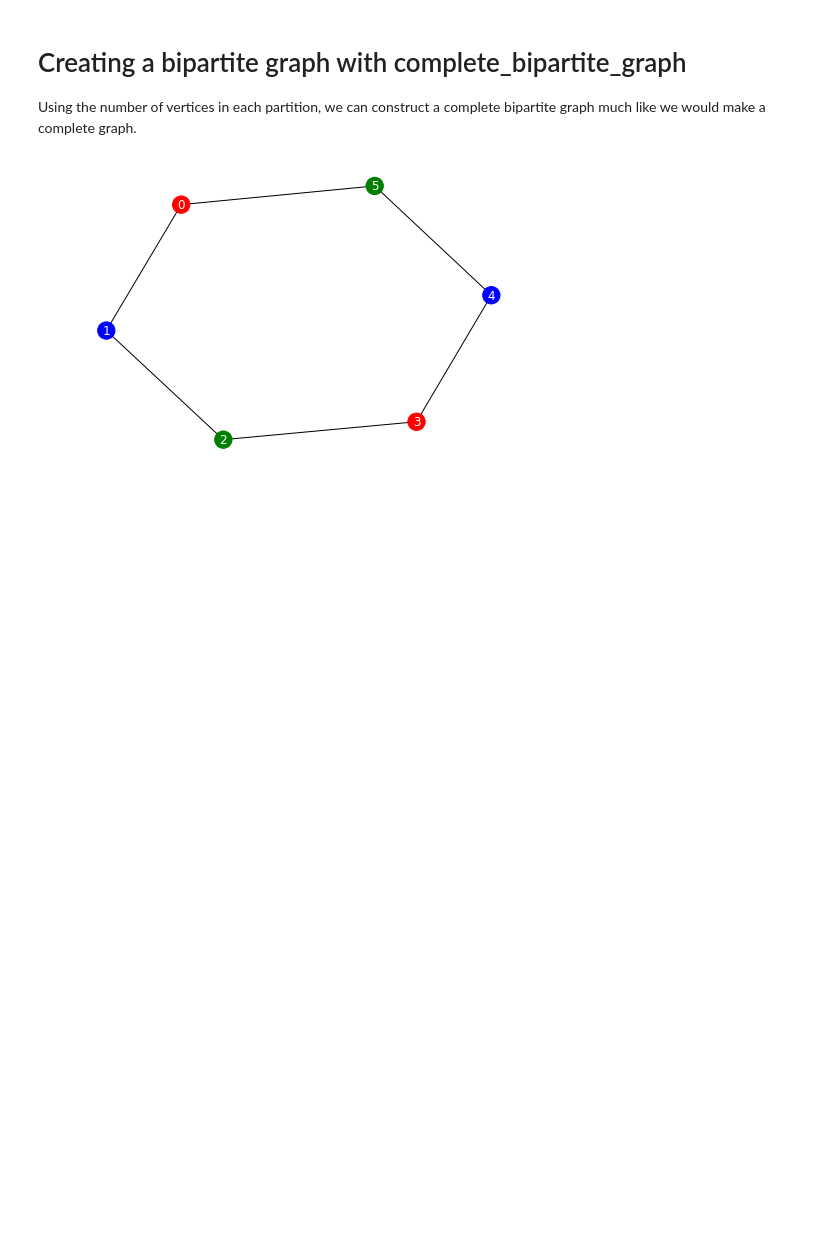
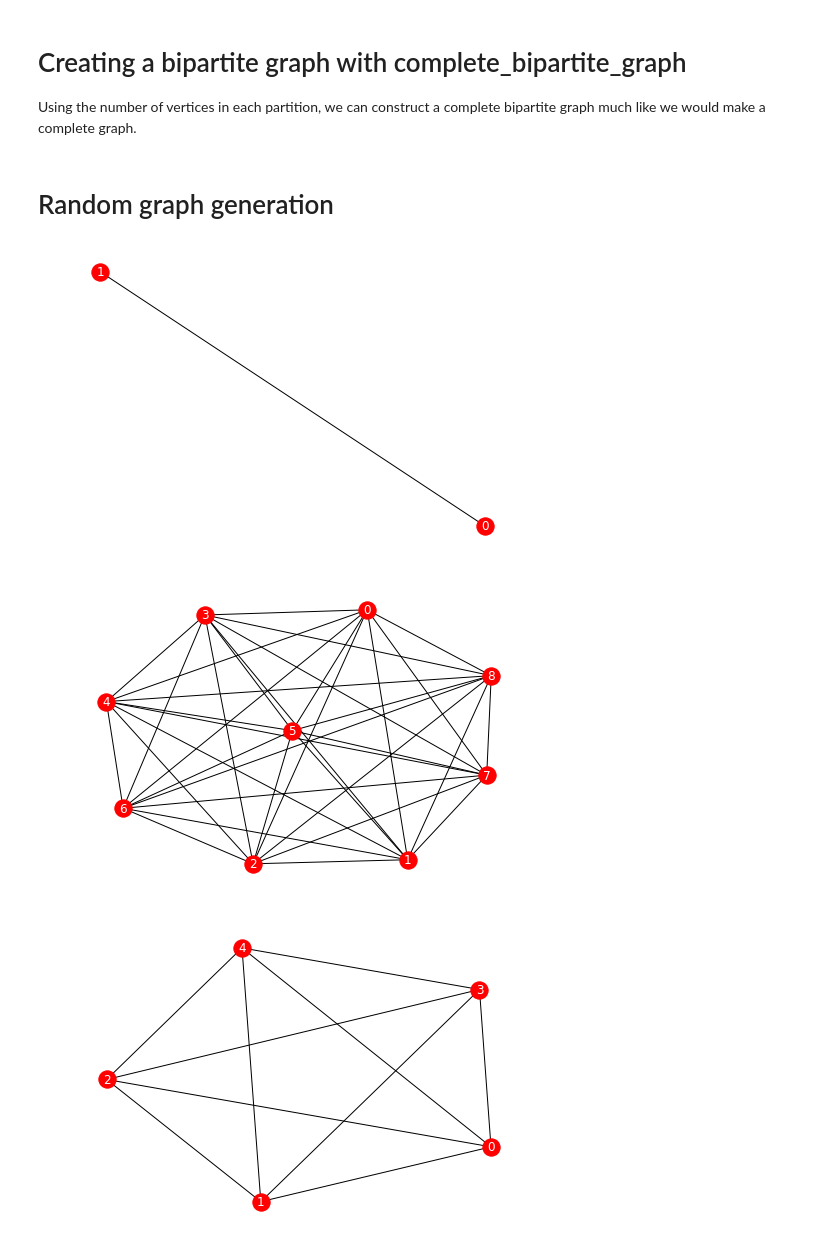
Before and after one commit to mattConn/graph-theory-analysis, a Jupyter notebook: bipartite-graphs.ipynb, the cells around one changed output. Drawn from its saved outputs; the diff is of its cells as text; code cells hidden in the pictures; blank space fills up the shorter version.

Commit message:
added some material for greedy coloring algorithm

```diff
--- a/bipartite-graphs.ipynb
+++ b/bipartite-graphs.ipynb
@@ -67,14 +67,15 @@ Using the number of vertices in each partition, we can construct a complete bipa
 #         print(f'figure {n} ({i,j}) sets:{nx.bipartite.sets(a)}')
 #         nx.draw(a, with_labels=True)
 #         n += 1
+# %% [markdown]
+# Random graph generation
 # %%
 import random
 
-
-def randGraph(condition = lambda : random.randint(1,10) % 2 == 0):
+def randGraph(condition = lambda : random.randint(1,10) % 2 == 0, num_nodes = 10):
     G = nx.Graph()
 
-    G.add_nodes_from([i for i in range(random.randint(1,10))])
+    G.add_nodes_from([i for i in range(random.randint(1,num_nodes))])
 
     for i in G.nodes:
         for j in G.nodes:
@@ -82,14 +83,13 @@ def randGraph(condition = lambda : random.randint(1,10) % 2 == 0):
                 G.add_edges_from([(i,j)])
 
     return G
-
-colors = ['red','blue','green']
-
-# for i in range(5):
-#     plt.figure(i)
-#     nx.draw(randGraph(condition=lambda: random.randint(1,10) % 2 != 0), with_labels=True, font_color='white', node_color=colors)
-
-H = nx.cycle_graph(6)
-nx.draw(H, with_labels=True, node_color=colors, font_color='White')
-# %% [output]
-[figure, removed]
+# %%
+ # plot 5 randomly generated graphs
+
+for i in range(5):
+    plt.figure(i)
+    nx.draw(randGraph(), with_labels=True, font_color='white')
+# %% [output]
+[figure, added]
+[figure, added]
+[figure, added]
```
Also changed, not shown: parts of 6 cells of this notebook, 1 other file.
